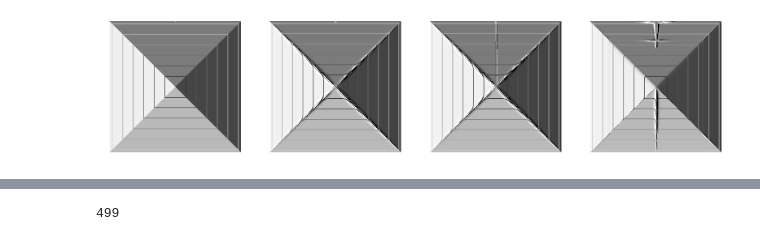
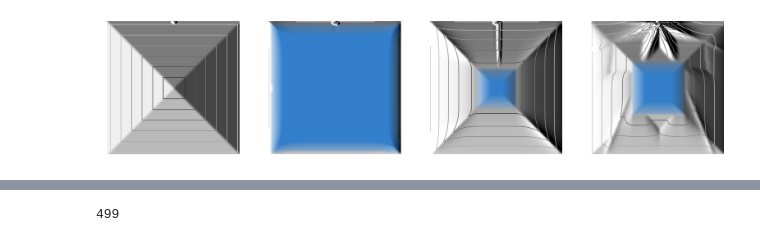
Before and after one commit to fastscape-lem/fastscapelib, a Jupyter notebook: examples/jail.ipynb, the cells around one changed output, grey strips where cells are left out. Drawn from its saved outputs; the diff is of its cells as text; code cells hidden in the pictures.

Commit message:
add water dependency in fastscape erosion

```diff
--- a/examples/jail.ipynb
+++ b/examples/jail.ipynb
@@ -54,38 +54,58 @@ elevation = load('elevation')
 simple = load('simple')
 sloped = load('sloped')
 carved = load('carved')
+wsimple = load('wsimple')
+wsloped = load('wsloped')
+wcarved = load('wcarved')
 angles = load('angles')
 # %%
 fig, axes = plt.subplots(ncols = 4, figsize=(22,5))
 
 def illum(dem):
     return hillshade(dem, scale=100.0, azdeg=290.0,altdeg=45.0)
 
-def show(ax, data):
-    axes[ax].imshow(illum(-data), cmap =  plt.cm.gray, vmin = 0.695, vmax = .715)
+def show(ax, data, water):
+    axes[ax].imshow(illum(-data), cmap =  plt.cm.gray, vmin = 0.695, vmax = .715, interpolation = 'bicubic')
     #axes[ax].imshow(data)
 
     ccmap = (lambda l, h : colors.LinearSegmentedColormap('gray_cm', {
         'red' : ((0,0,l), (1,h,0)),
         'green' : ((0,0,l), (1,h,0)),
         'blue' : ((0,0,l), (1,h,0)),
     })) (0.2, .8)
-    axes[ax].contour(data, cmap = ccmap)
+
+    out_data = data.copy()
+    out_data[data != water] = np.nan
+
+    axes[ax].contour(out_data, cmap = ccmap)
+
+
+    lcmap = (lambda r, g, b : colors.LinearSegmentedColormap('alpha_cm', {
+        'red' : ((0,r,r), (1,r,r)),
+        'green' : ((0,g,g), (1,g,g)),
+        'blue' : ((0,b,b), (1,b,b)),
+        'alpha' : ((0,0,0), (1,1,1))
+    })) (0.2, .5, .8)
+
+    lake = water-data
+    lake[lake != 0] += 5
+    axes[ax].imshow(lake, cmap =  lcmap, vmin = 0.0, vmax = 15.0, interpolation = 'bicubic')
+
     axes[ax].axis('off')
 
 
-show(0, elevation)
-show(1, simple)
-show(2, carved)
-show(3, sloped)
+show(0, elevation, elevation)
+show(1, simple, wsimple)
+show(2, carved, wcarved)
+show(3, sloped, wsloped)
 
 
 
 
 fig.tight_layout()
-#plt.savefig("test.png")
+plt.savefig("jail.png")
 # %% [output]
-[figure, old version]
+[figure, new version]
 # %%
 plt.figure(figsize=(10,10))
 Y, X = np.mgrid[:angles.shape[0], :angles.shape[1]]
```
Also changed, not shown: parts of 2 cells of this notebook, 6 other files.
